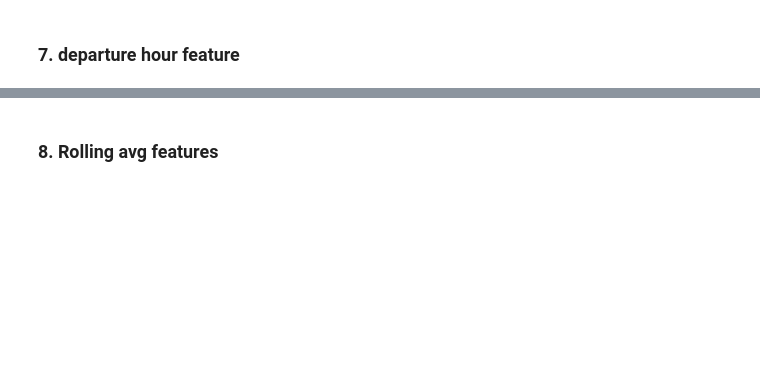
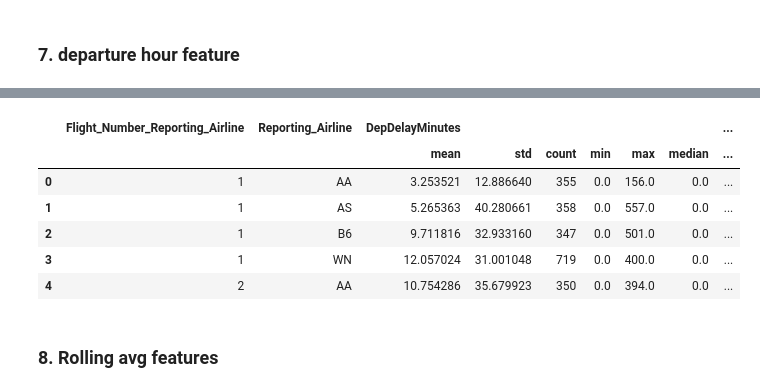
Before and after one commit to jmo2k02/ie500_data_mining_project, a Jupyter notebook: pipeline/B_feature_engineering.ipynb, the cells around one changed output, grey strips where cells are left out. Drawn from its saved outputs; the diff is of its cells as text; code cells hidden in the pictures; blank space fills up the shorter version.

```diff
--- a/pipeline/B_feature_engineering.ipynb
+++ b/pipeline/B_feature_engineering.ipynb
@@ -213,11 +210,12 @@ del src,   df_rollling_avg
 # get the information for all incomming flights.
 
 # a Arrival Date is needed. in local DESt airport time.
-dataset['ArrDate'] = dataset['CRSArrDateTime'].dt.date # we can use the scheduled arrival time, as the actual arrival time is not known at the information time, and the scheduled arrival time is the best estimate we have for the actual arrival time at that moment.
+dataset['ArrDate'] = (dataset['CRSArrDateTime'].dt.date).astype(str) # we can use the scheduled arrival time, as the actual arrival time is not known at the information time, and the scheduled arrival time is the best estimate we have for the actual arrival time at that moment.
 
-arrival_origin_rolling_averages_cols =["ArrDelayMinutes","route_delay","LateAircraftDelay", "WeatherDelay","NASDelay","CarrierDelay"]
+arrival_origin_rolling_averages_cols =["ArrDelayMinutes","WeatherDelay","NASDelay"]
 src,col_names = rolliing_day_so_far_data(dataset, "Dest", "ArrDate", "ArrDateTime", arrival_origin_rolling_averages_cols, "R_arr_origin")
 display(src.head())
+# the dtype for all the 6 collums involved in the merge upcomming:
 df_rollling_avg = dataset_airport_limit.merge(src, left_on=['Origin', 'FlightDate', 'floor_informationtime'], right_on=['Dest_src', 'ArrDate_src', 'time_ceil'], how='left',suffixes=('', '_src'))
 still_needed_cols = ['FlightID'] + col_names
 df_rollling_avg = df_rollling_avg[still_needed_cols].copy()
@@ -255,9 +252,9 @@ display(dataset.head())
 # we need the Arrival Date and time in the local time of the Origin airport, for that we take the local departure time, plus the elapsed time of the flight.
 dataset['ArrDateTime_OriginLocal'] = dataset['DepDateTime'] + pd.to_timedelta(dataset['ActualElapsedTime'], unit='m')
 # extract the date
-dataset['ArrDate_OriginLocal'] = dataset['ArrDateTime_OriginLocal'].dt.date
+dataset['ArrDate_OriginLocal'] = (dataset['ArrDateTime_OriginLocal'].dt.date).astype(str)
 
-from_orgin_arrived_rolling_averages_cols =["ArrDelayMinutes","route_delay","LateAircraftDelay", "WeatherDelay","NASDelay","CarrierDelay"]
+from_orgin_arrived_rolling_averages_cols =["ArrDelayMinutes","NASDelay"]
 src,col_names = rolliing_day_so_far_data(dataset, "Origin", "ArrDate_OriginLocal", "ArrDateTime_OriginLocal", from_orgin_arrived_rolling_averages_cols, "R_dest_arrived")
 display(src.head())
 df_rollling_avg = dataset_airport_limit.merge(src, left_on=['Origin', 'FlightDate', 'floor_informationtime'], right_on=['Origin_src', 'ArrDate_OriginLocal_src', 'time_ceil'], how='left',suffixes=('', '_src'))
@@ -712,3 +811,20 @@ print(f"dep_hour: nunique={dataset['dep_hour'].nunique()}, null={dataset['dep_ho
+# %%
+# group the data by flight number and airline, and get their average and standard deviation of the delay, the number of flights, and the Origin and Dest airport
+flight_stats = dataset.groupby(['Flight_Number_Reporting_Airline', 'Reporting_Airline']).agg({
+    'DepDelayMinutes': ['mean', 'std', 'count','min','max', 'median'],
+    'FlightDate': ['min', 'max'],
+    'Origin': ["first", "last"],  # most common origin
+    'Dest': ["first", "last"]  # most common dest
+}).reset_index()
+display(flight_stats.head())
+# %% [output]
+|  | Flight_Number_Reporting_Airline | Reporting_Airline | DepDelayMinutes |  |  |  |  |  | ... |
+|  |  |  | mean | std | count | min | max | median | ... |
+| 0 | 1 | AA | 3.253521 | 12.886640 | 355 | 0.0 | 156.0 | 0.0 | ... |
+| 1 | 1 | AS | 5.265363 | 40.280661 | 358 | 0.0 | 557.0 | 0.0 | ... |
+| 2 | 1 | B6 | 9.711816 | 32.933160 | 347 | 0.0 | 501.0 | 0.0 | ... |
+| 3 | 1 | WN | 12.057024 | 31.001048 | 719 | 0.0 | 400.0 | 0.0 | ... |
+| 4 | 2 | AA | 10.754286 | 35.679923 | 350 | 0.0 | 394.0 | 0.0 | ... |
 # %% [markdown]
 ### 8. Rolling avg features
 # %%
```
Also changed, not shown: parts of 20 cells of this notebook, 3 other files.
